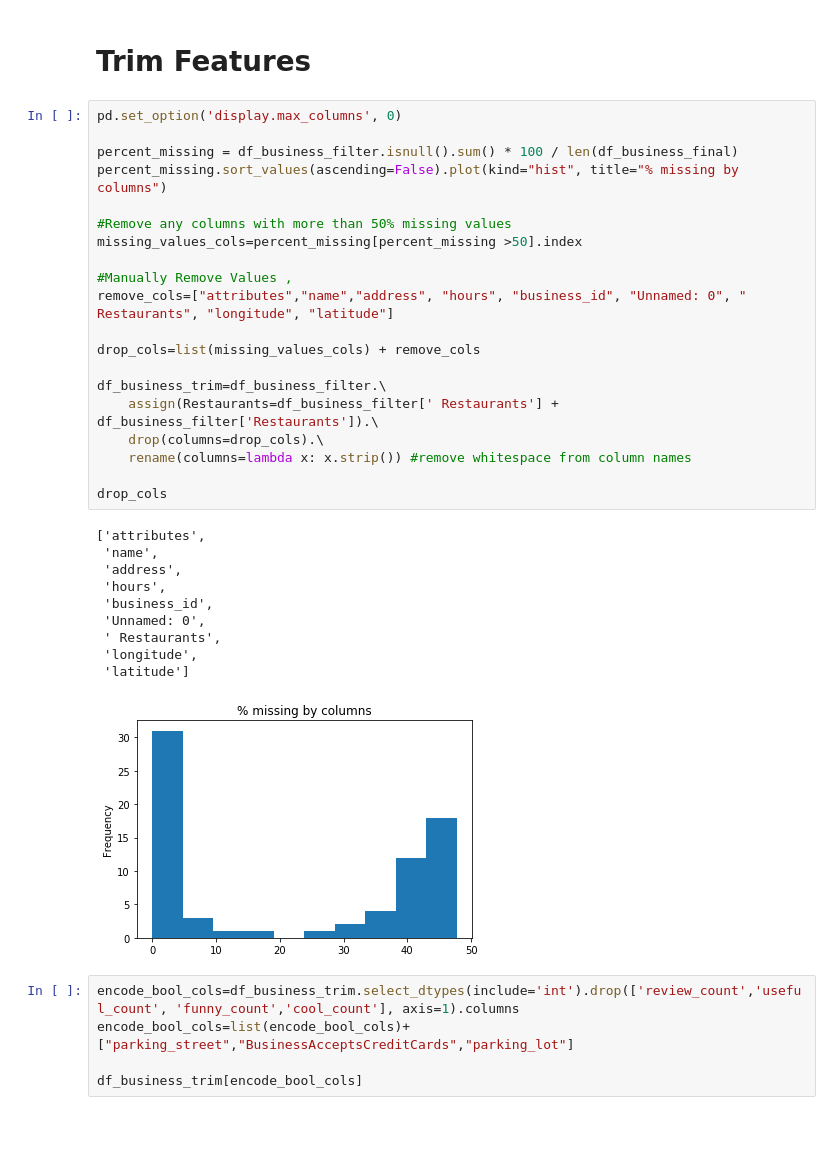
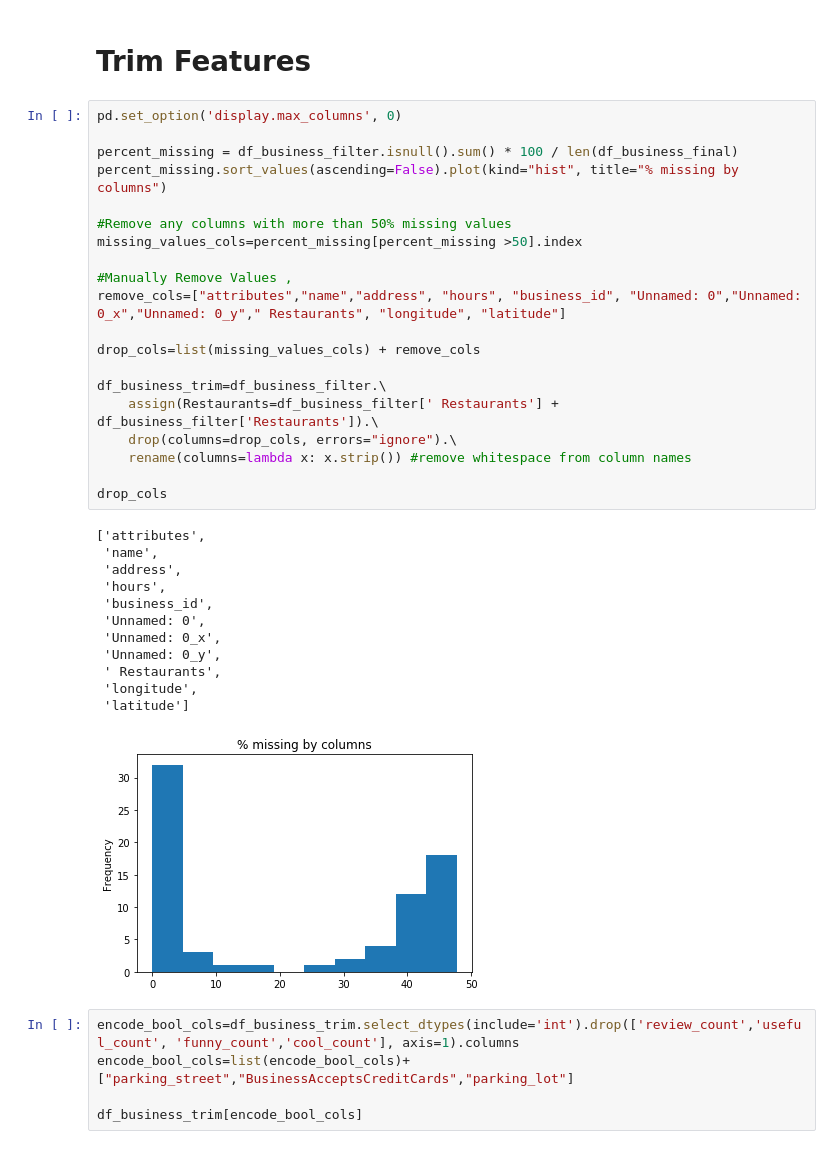
Before and after one commit to rchannewiser/MSDS-machine-learning1-team5, a Jupyter notebook: yelp_ml_team5.ipynb, the cells around one changed output. Cells and saved outputs as stored; diff of their text form.

```diff
--- a/yelp_ml_team5.ipynb
+++ b/yelp_ml_team5.ipynb
@@ -284,34 +290,36 @@ memory usage: 55.7+ MB
 # %%
 pd.set_option('display.max_columns', 0)
 
 percent_missing = df_business_filter.isnull().sum() * 100 / len(df_business_final)
 percent_missing.sort_values(ascending=False).plot(kind="hist", title="% missing by columns")
 
 #Remove any columns with more than 50% missing values
 missing_values_cols=percent_missing[percent_missing >50].index
 
 #Manually Remove Values ,
-remove_cols=["attributes","name","address", "hours", "business_id", "Unnamed: 0", " Restaurants", "longitude", "latitude"]
+remove_cols=["attributes","name","address", "hours", "business_id", "Unnamed: 0","Unnamed: 0_x","Unnamed: 0_y"," Restaurants", "longitude", "latitude"]
 
 drop_cols=list(missing_values_cols) + remove_cols
 
 df_business_trim=df_business_filter.\
     assign(Restaurants=df_business_filter[' Restaurants'] + df_business_filter['Restaurants']).\
-    drop(columns=drop_cols).\
+    drop(columns=drop_cols, errors="ignore").\
     rename(columns=lambda x: x.strip()) #remove whitespace from column names
 
 drop_cols
 # %% [output]
 ['attributes',
  'name',
  'address',
  'hours',
  'business_id',
  'Unnamed: 0',
+ 'Unnamed: 0_x',
+ 'Unnamed: 0_y',
  ' Restaurants',
  'longitude',
  'latitude']
-[figure, old version]
+[figure, new version]
 # %%
 encode_bool_cols=df_business_trim.select_dtypes(include='int').drop(['review_count','useful_count', 'funny_count','cool_count'], axis=1).columns
 encode_bool_cols=list(encode_bool_cols)+["parking_street","BusinessAcceptsCreditCards","parking_lot"]
```
Also changed, not shown: parts of 23 cells of this notebook.
